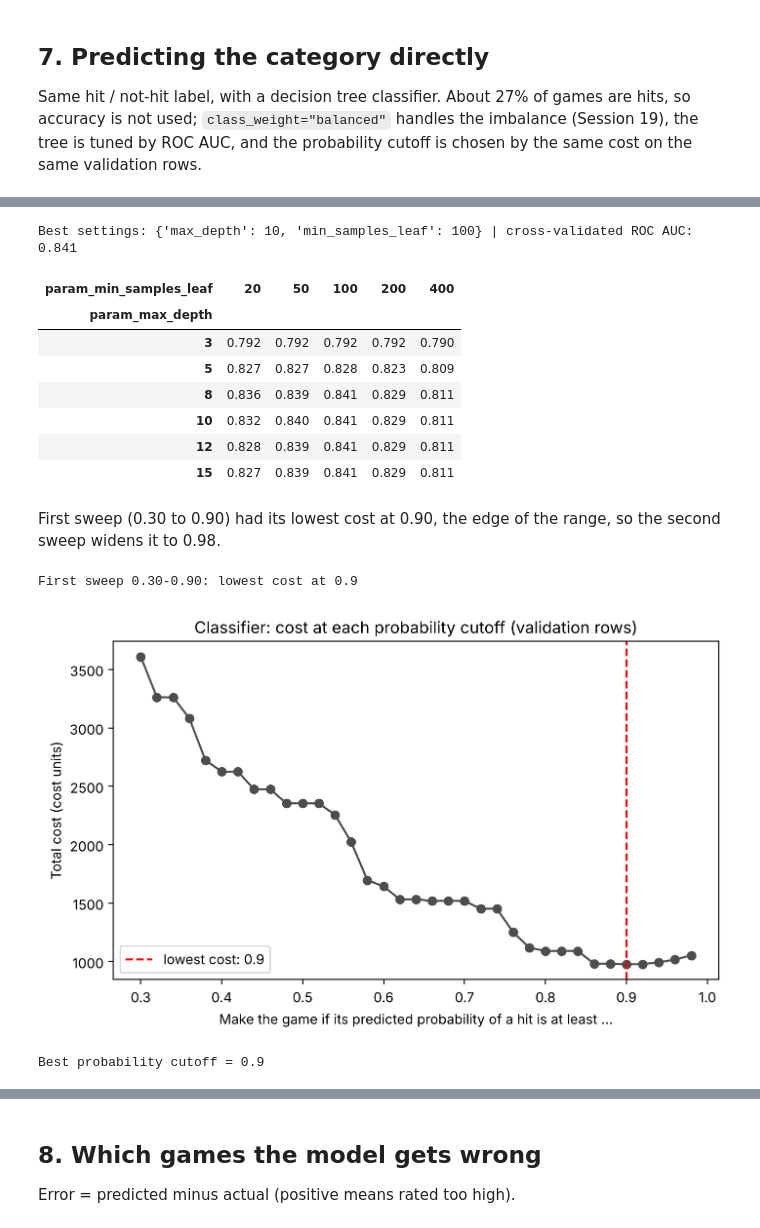
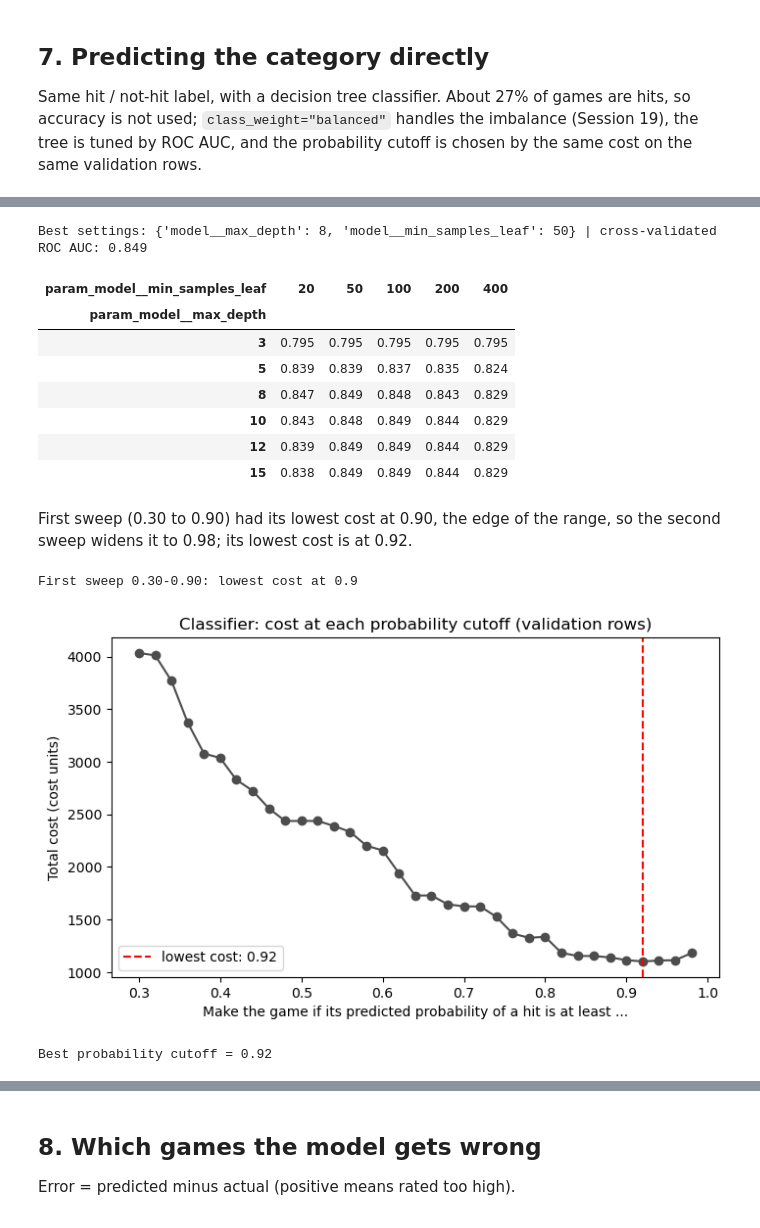
Before and after one commit to 24sahil25-source/BA305-BoardGameGeek-Fall2026, a Jupyter notebook: notebooks/07_decision_errors_andrew.ipynb, the cells around one changed output, grey strips where cells are left out. Drawn from its saved outputs; the diff is of its cells as text; code cells hidden in the pictures.

```diff
--- a/notebooks/07_decision_errors_andrew.ipynb
+++ b/notebooks/07_decision_errors_andrew.ipynb
@@ -250,51 +252,54 @@ DummyClassifier (always 'not a hit'): accuracy 0.718 | recall 0.0 | cost 1522
 # %%
 # [AI-assisted] Claude (Opus 5.5), 2026-11-09. Tune the classifier; reviewed and edited by Andrew Reicin.
-param_grid = {"max_depth": [3, 5, 8, 10, 12, 15], "min_samples_leaf": [20, 50, 100, 200, 400]}
-search = GridSearchCV(DecisionTreeClassifier(class_weight="balanced", random_state=0), param_grid,
+# [AI-assisted] Claude Code (Claude Opus 5.5), 2026-11-11. Revised: median imputer inside the classifier's pipeline, grid keys prefixed model__ (notebook 13, section 10, note 1); reviewed and edited by Sahil Dalal.
+param_grid = {"model__max_depth": [3, 5, 8, 10, 12, 15], "model__min_samples_leaf": [20, 50, 100, 200, 400]}
+clf_pipe = Pipeline([("impute", SimpleImputer(strategy="median")), ("model", DecisionTreeClassifier(class_weight="balanced", random_state=0))])
+search = GridSearchCV(clf_pipe, param_grid,
                       cv=KFold(n_splits=5, shuffle=True, random_state=0), scoring="roc_auc").fit(X_train, hit_train)
 print("Best settings:", search.best_params_, "| cross-validated ROC AUC:", round(search.best_score_, 3))
-pd.DataFrame(search.cv_results_).pivot(index="param_max_depth", columns="param_min_samples_leaf", values="mean_test_score").round(3)
+pd.DataFrame(search.cv_results_).pivot(index="param_model__max_depth", columns="param_model__min_samples_leaf", values="mean_test_score").round(3)
 # %% [output]
-Best settings: {'max_depth': 10, 'min_samples_leaf': 100} | cross-validated ROC AUC: 0.841
+Best settings: {'model__max_depth': 8, 'model__min_samples_leaf': 50} | cross-validated ROC AUC: 0.849
-| param_min_samples_leaf | 20 | 50 | 100 | 200 | 400 |
-| param_max_depth |  |  |  |  |  |
-| 3 | 0.792 | 0.792 | 0.792 | 0.792 | 0.790 |
-| 5 | 0.827 | 0.827 | 0.828 | 0.823 | 0.809 |
-| 8 | 0.836 | 0.839 | 0.841 | 0.829 | 0.811 |
-| 10 | 0.832 | 0.840 | 0.841 | 0.829 | 0.811 |
-| 12 | 0.828 | 0.839 | 0.841 | 0.829 | 0.811 |
-| 15 | 0.827 | 0.839 | 0.841 | 0.829 | 0.811 |
+| param_model__min_samples_leaf | 20 | 50 | 100 | 200 | 400 |
+| param_model__max_depth |  |  |  |  |  |
+| 3 | 0.795 | 0.795 | 0.795 | 0.795 | 0.795 |
+| 5 | 0.839 | 0.839 | 0.837 | 0.835 | 0.824 |
+| 8 | 0.847 | 0.849 | 0.848 | 0.843 | 0.829 |
+| 10 | 0.843 | 0.848 | 0.849 | 0.844 | 0.829 |
+| 12 | 0.839 | 0.849 | 0.849 | 0.844 | 0.829 |
+| 15 | 0.838 | 0.849 | 0.849 | 0.844 | 0.829 |
 # %% [markdown]
-First sweep (0.30 to 0.90) had its lowest cost at 0.90, the edge of the range, so the second sweep widens it to 0.98.
+First sweep (0.30 to 0.90) had its lowest cost at 0.90, the edge of the range, so the second sweep widens it to 0.98; its lowest cost is at 0.92.
 # %%
 # [AI-assisted] Claude (Opus 5.5), 2026-11-09. Choose the probability cutoff on the validation rows; reviewed and edited by Andrew Reicin.
+# [AI-assisted] Claude Code (Claude Opus 5.5), 2026-11-11. Revised: same pipeline as the tuned classifier; reviewed and edited by Sahil Dalal.
 hit_fit = np.where(y_fit >= HIT, 1, 0)
-valid_clf = DecisionTreeClassifier(class_weight="balanced", random_state=0, **search.best_params_).fit(X_fit, hit_fit)
+valid_clf = Pipeline([("impute", SimpleImputer(strategy="median")), ("model", DecisionTreeClassifier(class_weight="balanced", random_state=0))]).set_params(**search.best_params_).fit(X_fit, hit_fit)
 prob_valid = valid_clf.predict_proba(X_valid)[:, 1]
 
 # First sweep, 0.30 to 0.90
 first_grid = np.round(np.arange(0.30, 0.91, 0.05), 2)
 first_costs = [decision_cost(np.where(prob_valid >= c, 1, 0), hit_valid) for c in first_grid]
 print("First sweep 0.30-0.90: lowest cost at", first_grid[np.argmin(first_costs)])
 
 # Wider, finer sweep, 0.30 to 0.98
 prob_grid = np.round(np.arange(0.30, 0.99, 0.02), 2)
 prob_costs = [decision_cost(np.where(prob_valid >= c, 1, 0), hit_valid) for c in prob_grid]
 best_p = prob_grid[np.argmin(prob_costs)]
 
 plt.figure(figsize=(8, 4.5))
 plt.plot(prob_grid, prob_costs, marker="o", color="0.3")
 plt.axvline(x=best_p, color="red", linestyle="--", label=f"lowest cost: {best_p}")
 plt.title("Classifier: cost at each probability cutoff (validation rows)")
 plt.xlabel("Make the game if its predicted probability of a hit is at least ...")
 plt.ylabel("Total cost (cost units)")
 plt.legend()
 plt.show()
 print("Best probability cutoff =", best_p)
 # %% [output]
 First sweep 0.30-0.90: lowest cost at 0.9
-[figure, old version]
+[figure, new version]
-Best probability cutoff = 0.9
+Best probability cutoff = 0.92
 # %%
 # [AI-assisted] Claude (Opus 5.5), 2026-11-09. Score the classifier once on the test rows, next to the regression approach; reviewed and edited by Andrew Reicin.
 clf = search.best_estimator_     # refitted by GridSearchCV on all training rows
```
Also changed, not shown: parts of 28 cells of this notebook, 3 other files.
